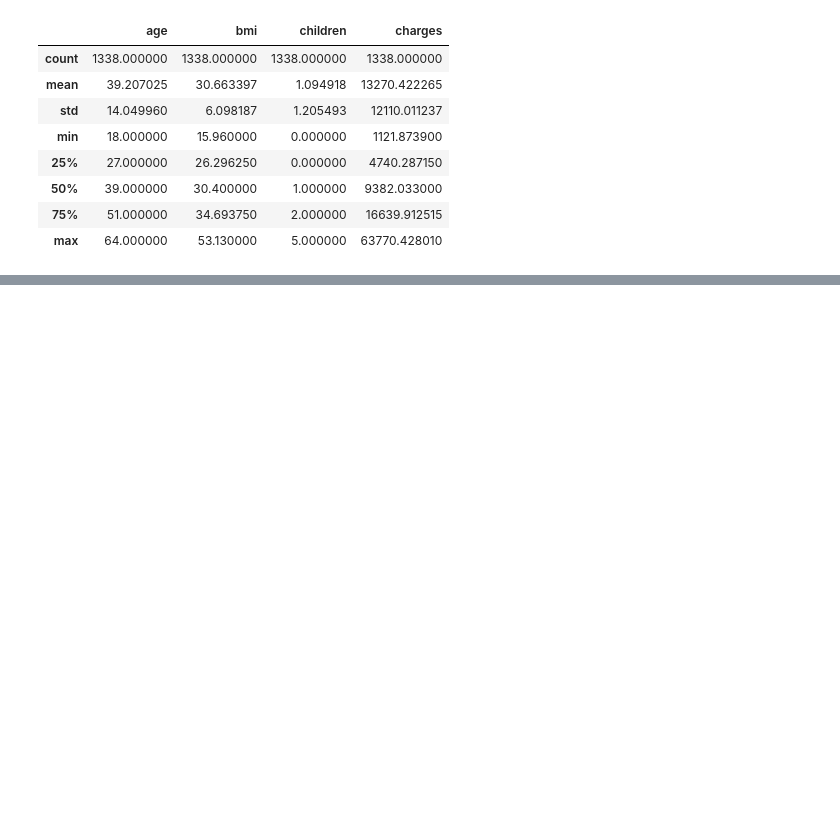
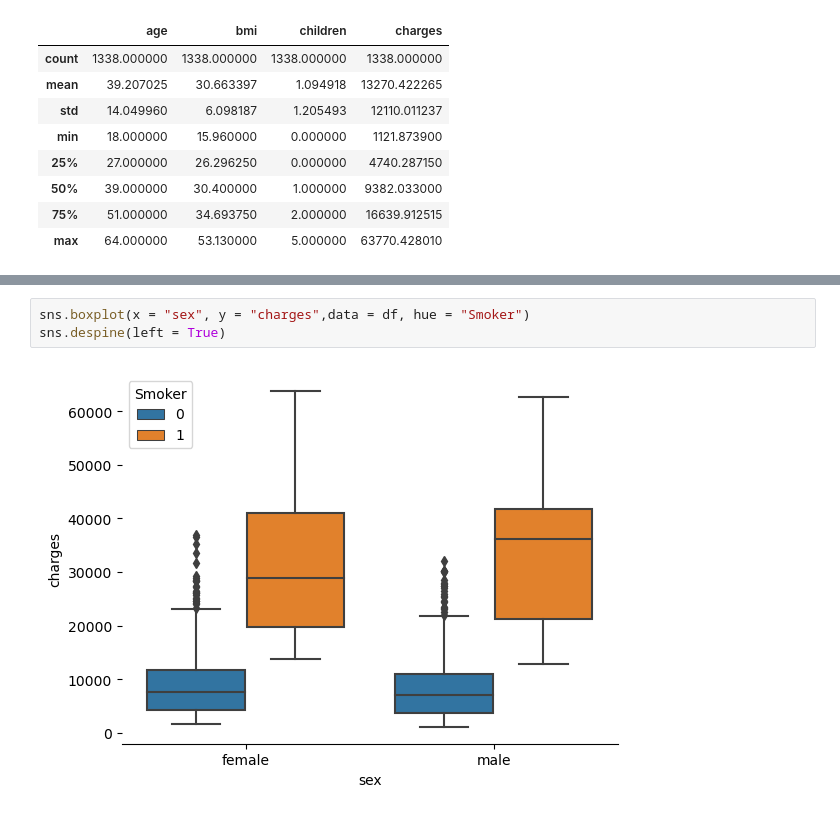
Before and after one commit to ArpitTripathi945/ML_Models_Scratch, a Jupyter notebook: support_vector_machine.ipynb, the cells around one changed output, grey strips where cells are left out. Drawn from its saved outputs; the diff is of its cells as text; blank space fills up the shorter version.

```diff
--- a/support_vector_machine.ipynb
+++ b/support_vector_machine.ipynb
@@ -50,0 +131,5 @@ df.describe()
+# %%
+sns.boxplot(x = "sex", y = "charges",data = df, hue = "Smoker")
+sns.despine(left = True)
+# %% [output]
+[figure, added]
```
Also changed, not shown: parts of 20 cells of this notebook.
